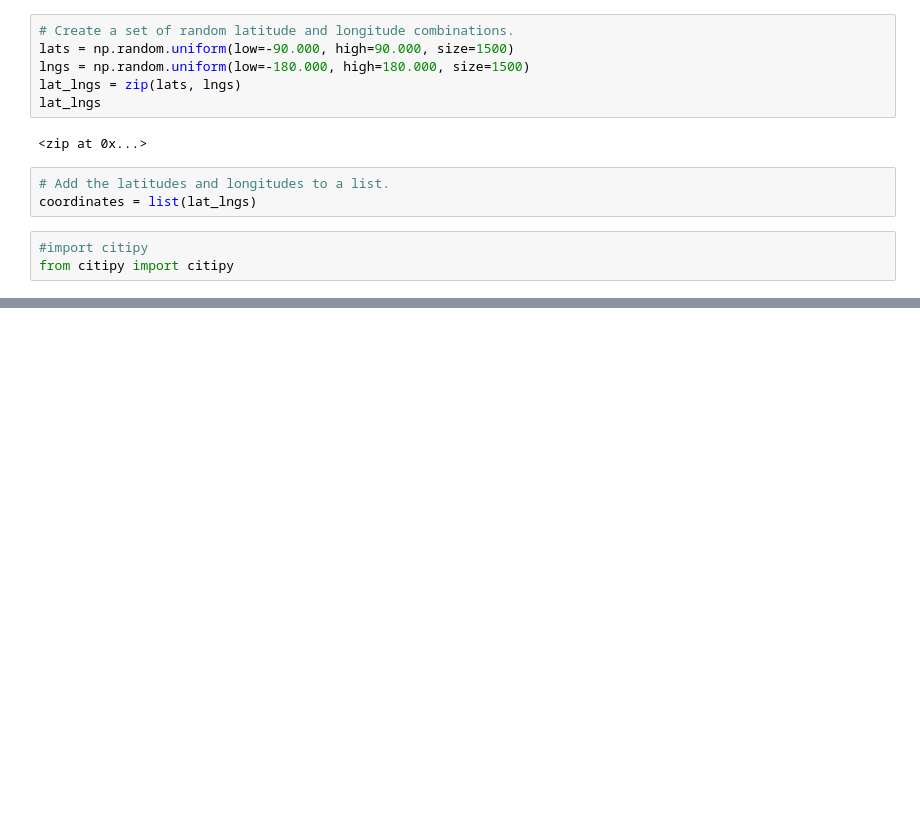
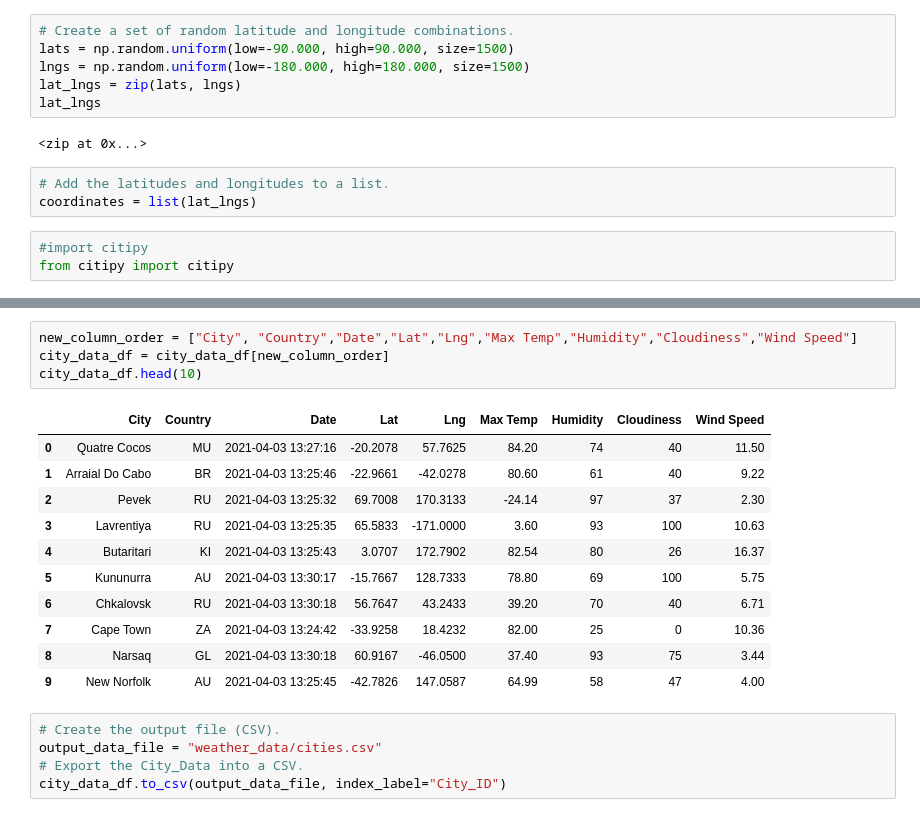
Before and after one commit to madihajaved/World_Weather_Analysis, a Jupyter notebook: WeatherPy.ipynb, the cells around one changed output, grey strips where cells are left out. Drawn from its saved outputs; the diff is of its cells as text; blank space fills up the shorter version.

```diff
--- a/WeatherPy.ipynb
+++ b/WeatherPy.ipynb
@@ -33,0 +154,21 @@ len(cities)
+# %%
+new_column_order = ["City", "Country","Date","Lat","Lng","Max Temp","Humidity","Cloudiness","Wind Speed"]
+city_data_df = city_data_df[new_column_order]
+city_data_df.head(10)
+# %% [output]
+|  | City | Country | Date | Lat | Lng | Max Temp | Humidity | Cloudiness | Wind Speed |
+| 0 | Quatre Cocos | MU | 2021-04-03 13:27:16 | -20.2078 | 57.7625 | 84.20 | 74 | 40 | 11.50 |
+| 1 | Arraial Do Cabo | BR | 2021-04-03 13:25:46 | -22.9661 | -42.0278 | 80.60 | 61 | 40 | 9.22 |
+| 2 | Pevek | RU | 2021-04-03 13:25:32 | 69.7008 | 170.3133 | -24.14 | 97 | 37 | 2.30 |
+| 3 | Lavrentiya | RU | 2021-04-03 13:25:35 | 65.5833 | -171.0000 | 3.60 | 93 | 100 | 10.63 |
+| 4 | Butaritari | KI | 2021-04-03 13:25:43 | 3.0707 | 172.7902 | 82.54 | 80 | 26 | 16.37 |
+| 5 | Kununurra | AU | 2021-04-03 13:30:17 | -15.7667 | 128.7333 | 78.80 | 69 | 100 | 5.75 |
+| 6 | Chkalovsk | RU | 2021-04-03 13:30:18 | 56.7647 | 43.2433 | 39.20 | 70 | 40 | 6.71 |
+| 7 | Cape Town | ZA | 2021-04-03 13:24:42 | -33.9258 | 18.4232 | 82.00 | 25 | 0 | 10.36 |
+| 8 | Narsaq | GL | 2021-04-03 13:30:18 | 60.9167 | -46.0500 | 37.40 | 93 | 75 | 3.44 |
+| 9 | New Norfolk | AU | 2021-04-03 13:25:45 | -42.7826 | 147.0587 | 64.99 | 58 | 47 | 4.00 |
+# %%
+# Create the output file (CSV).
+output_data_file = "weather_data/cities.csv"
+# Export the City_Data into a CSV.
+city_data_df.to_csv(output_data_file, index_label="City_ID")
```
Also changed, not shown: parts of 4 cells of this notebook, 3 other files.
